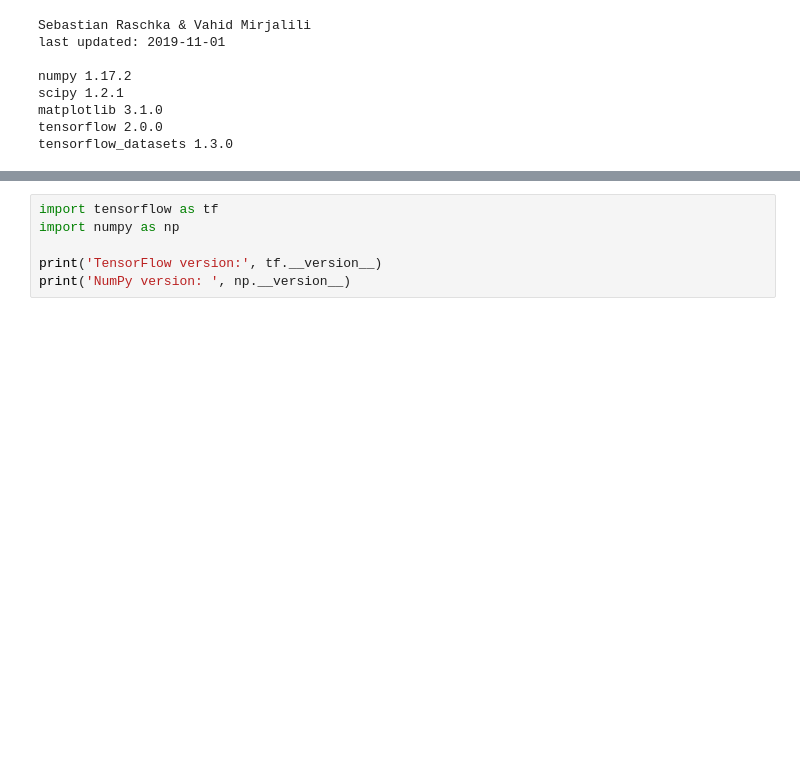
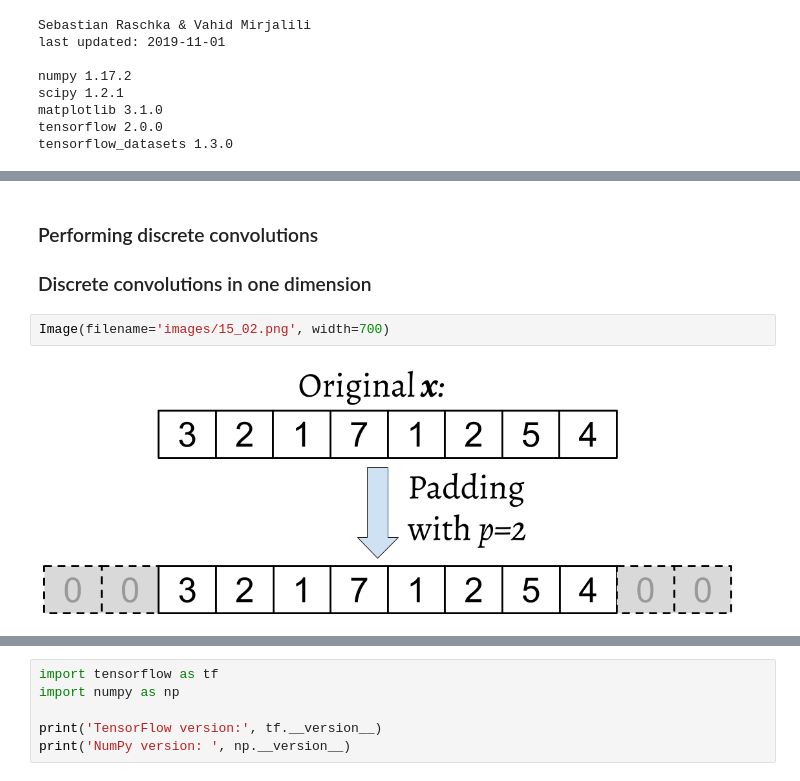
Before and after one commit to rasbt/python-machine-learning-book-3rd-edition, a Jupyter notebook: ch15/ch15_part1.ipynb, the cells around one changed output, grey strips where cells are left out. Cells and saved outputs as stored; diff of their text form; blank space fills up the shorter version.

```diff
--- a/ch15/ch15_part1.ipynb
+++ b/ch15/ch15_part1.ipynb
@@ -34,0 +34,10 @@ tensorflow_datasets 1.3.0
+# %% [markdown]
+
+
+### Performing discrete convolutions
+
+### Discrete convolutions in one dimension
+# %%
+Image(filename='images/15_02.png', width=700)
+# %% [output]
+[figure, added]
```
Also changed, not shown: parts of 15 cells of this notebook.
